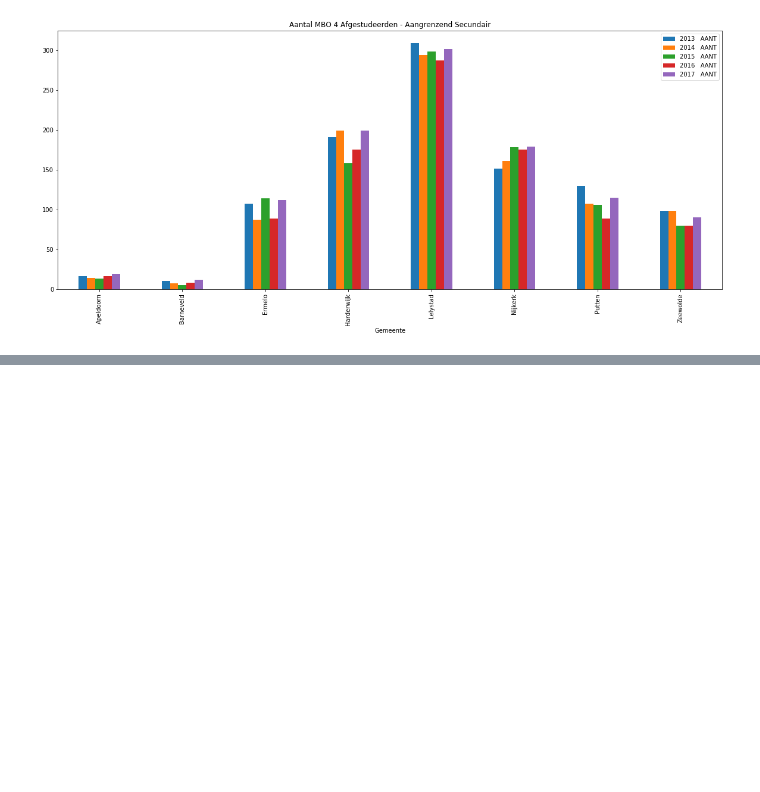
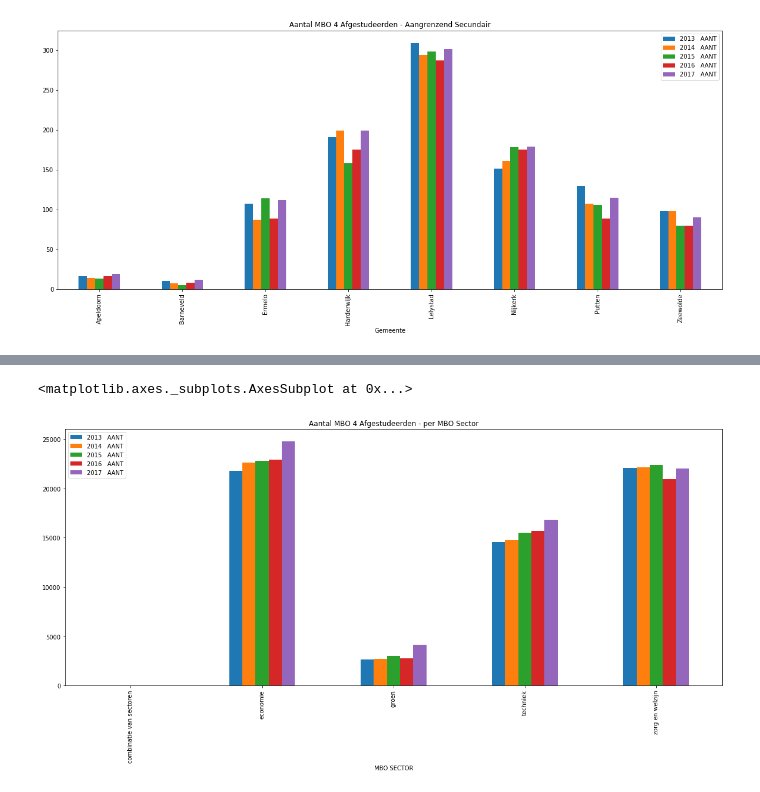
Before and after one commit to simonvdberg/POC, a Jupyter notebook: LocCat.ipynb, the cells around one changed output, grey strips where cells are left out. Drawn from its saved outputs; the diff is of its cells as text; code cells hidden in the pictures; blank space fills up the shorter version.

```diff
--- a/LocCat.ipynb
+++ b/LocCat.ipynb
@@ -526,0 +529,3 @@ df_gme.plot.bar(figsize=(20,8.0),title='Aantal MBO 4 Afgestudeerden - Aangrenzen
+# %%
+df_sector = df.groupby(['MBO SECTOR']).sum()[['2013   AANT','2014   AANT','2015   AANT','2016   AANT','2017   AANT']]
+df_sector
@@ -526,0 +540,5 @@ df_gme.plot.bar(figsize=(20,8.0),title='Aantal MBO 4 Afgestudeerden - Aangrenzen
+# %%
+df_sector.plot.bar(figsize=(20,8.0),title='Aantal MBO 4 Afgestudeerden - per MBO Sector')
+# %% [output]
+<matplotlib.axes._subplots.AxesSubplot at 0x...>
+[figure, added]
```
Also changed, not shown: parts of 2 cells of this notebook.
